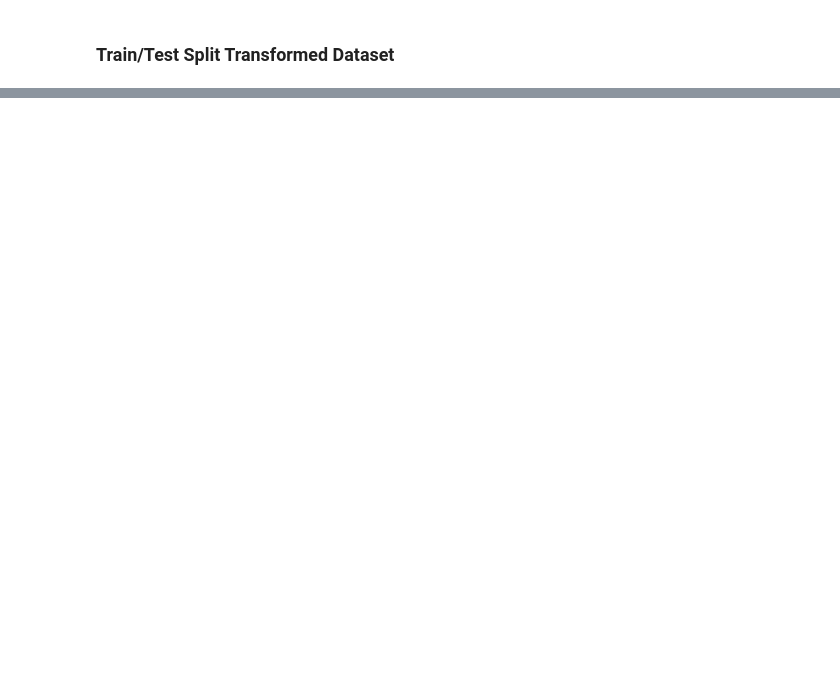
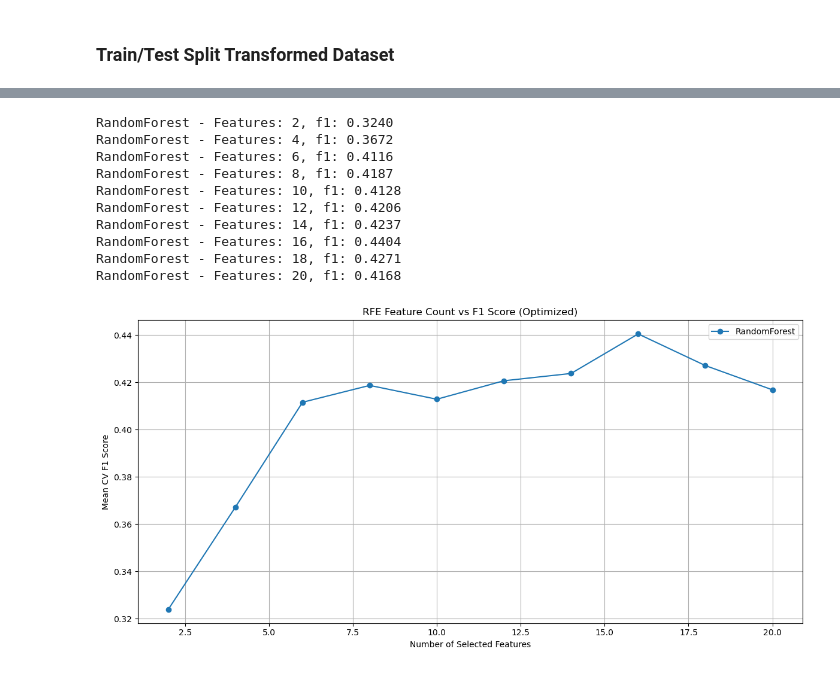
Before and after one commit to Sooihk/Apziva-Project-Term-Deposit-Marketing, a Jupyter notebook: notebooks/term_deposit_marketing.ipynb, the cells around one changed output, grey strips where cells are left out. Saved outputs shown, nothing was run; the diff lists cells and outputs as text; code cells hidden in the pictures; blank space fills up the shorter version.

```diff
--- a/notebooks/term_deposit_marketing.ipynb
+++ b/notebooks/term_deposit_marketing.ipynb
@@ -567,0 +747,77 @@ job_management                     15.0
+# %%
+from sklearn.feature_selection import RFE
+from sklearn.linear_model import LogisticRegression
+from sklearn.ensemble import RandomForestClassifier
+from xgboost import XGBClassifier
+from sklearn.model_selection import cross_val_score
+import matplotlib.pyplot as plt
+import numpy as np
+import pandas as pd
+
+def evaluate_rfe_feature_counts_optimized(X_train, y_train, estimators=None, max_features=20, step=2, cv=5, scoring='f1'):
+    """
+    Optimized version: Evaluates model performance using RFE across different numbers of features.
+
+    Improvements:
+    - Parallel cross-validation (n_jobs=-1)
+    - Reduced estimators or features
+    - Increased step size
+    - Limited max_features to reduce iterations
+    """
+    if estimators is None:
+        estimators = {
+            # Use only one model at a time for better performance
+            # 'LogisticRegression': LogisticRegression(solver='liblinear', random_state=42),
+            'RandomForest': RandomForestClassifier(n_estimators=100, random_state=42, n_jobs=-1),
+            # 'XGBoost': XGBClassifier(eval_metric='logloss', random_state=42, use_label_encoder=False)
+        }
+
+    total_features = X_train.shape[1]
+    max_features = min(max_features, total_features)
+    feature_range = list(range(step, max_features + 1, step))
+    results = []
+
+    for name, estimator in estimators.items():
+        scores = []
+        for n_features in feature_range:
+            rfe = RFE(estimator=estimator, n_features_to_select=n_features, step=1)
+            X_rfe = rfe.fit_transform(X_train, y_train)
+            score = cross_val_score(estimator, X_rfe, y_train, cv=cv, scoring=scoring, n_jobs=-1).mean()
+            scores.append(score)
+            print(f"{name} - Features: {n_features}, {scoring}: {score:.4f}")
+        results.append(pd.DataFrame({
+            'n_features': feature_range,
+            f'{scoring}_score': scores,
+            'model': name
+        }))
+
+    result_df = pd.concat(results, ignore_index=True)
+
+    # Plotting
+    plt.figure(figsize=(12, 6))
+    for name in estimators:
+        model_df = result_df[result_df['model'] == name]
+        plt.plot(model_df['n_features'], model_df[f'{scoring}_score'], marker='o', label=name)
+
+    plt.title(f'RFE Feature Count vs {scoring.upper()} Score (Optimized)')
+    plt.xlabel('Number of Selected Features')
+    plt.ylabel(f'Mean CV {scoring.upper()} Score')
+    plt.legend()
+    plt.grid(True)
+    plt.tight_layout()
+    plt.show()
+
+# Example usage:
+evaluate_rfe_feature_counts_optimized(X_train, y_train)
+# %% [output]
+RandomForest - Features: 2, f1: 0.3240
+RandomForest - Features: 4, f1: 0.3672
+RandomForest - Features: 6, f1: 0.4116
+RandomForest - Features: 8, f1: 0.4187
+RandomForest - Features: 10, f1: 0.4128
+RandomForest - Features: 12, f1: 0.4206
+RandomForest - Features: 14, f1: 0.4237
+RandomForest - Features: 16, f1: 0.4404
+RandomForest - Features: 18, f1: 0.4271
+RandomForest - Features: 20, f1: 0.4168
+[figure, added]
```
Also changed, not shown: parts of 11 cells of this notebook.
